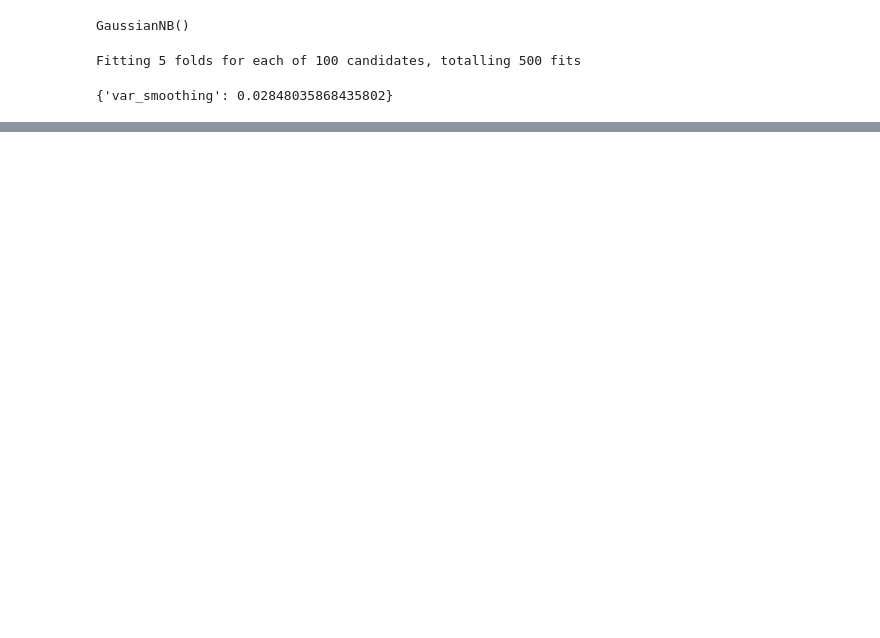
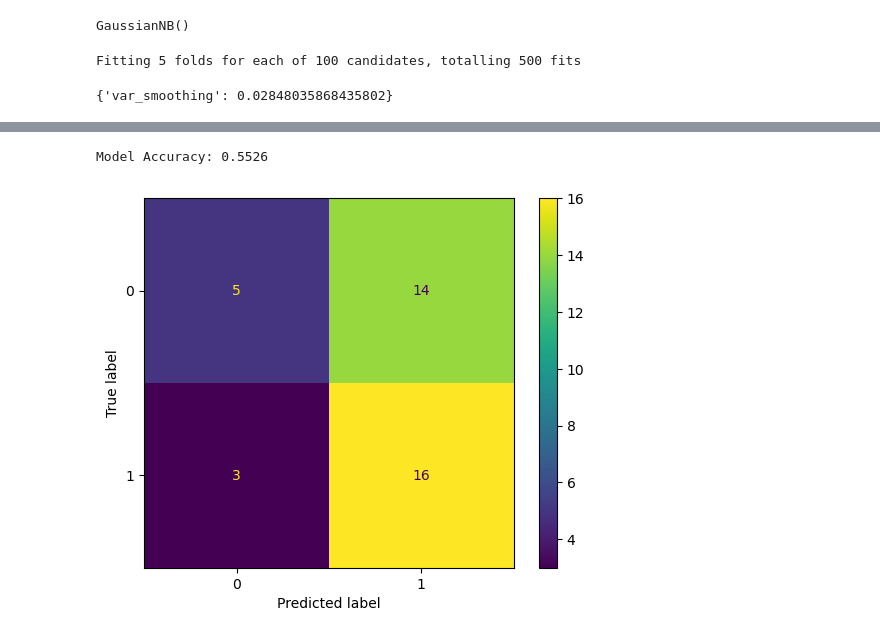
Before and after one commit to yunchen-hung/fmriWorkingMemoryProject, a Jupyter notebook: Naive Bayes/naivebayes_test.ipynb, the cells around one changed output, grey strips where cells are left out. Drawn from its saved outputs; the diff is of its cells as text; code cells hidden in the pictures; blank space fills up the shorter version.

```diff
--- a/Naive Bayes/naivebayes_test.ipynb
+++ b/Naive Bayes/naivebayes_test.ipynb
@@ -110,0 +124,16 @@ Model Accuracy: 0.6410
+# %%
+#PCA + best_param
+model = GaussianNB(var_smoothing=search.best_params_['var_smoothing'])
+model.fit(X_train, y_train)
+y_pred = model.predict(X_val)
+
+accuracy = accuracy_score(y_val, y_pred)
+print(f"Model Accuracy: {accuracy:.4f}")
+
+cm = confusion_matrix(y_val, y_pred)
+disp = ConfusionMatrixDisplay(confusion_matrix=cm)
+disp.plot()
+plt.show()
+# %% [output]
+Model Accuracy: 0.5526
+[figure, added]
```
Also changed, not shown: parts of 5 cells of this notebook.
